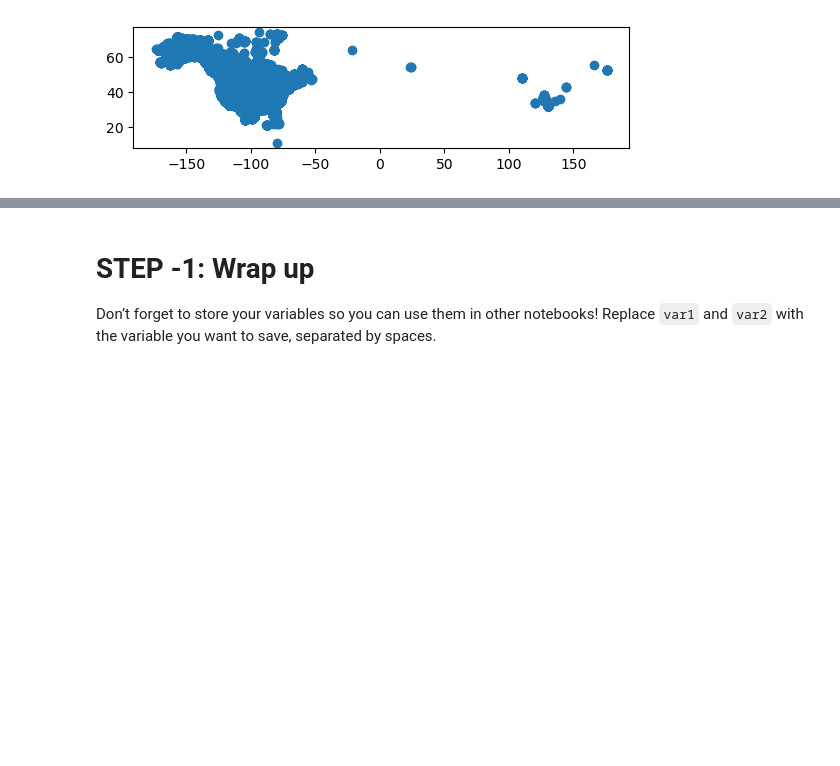
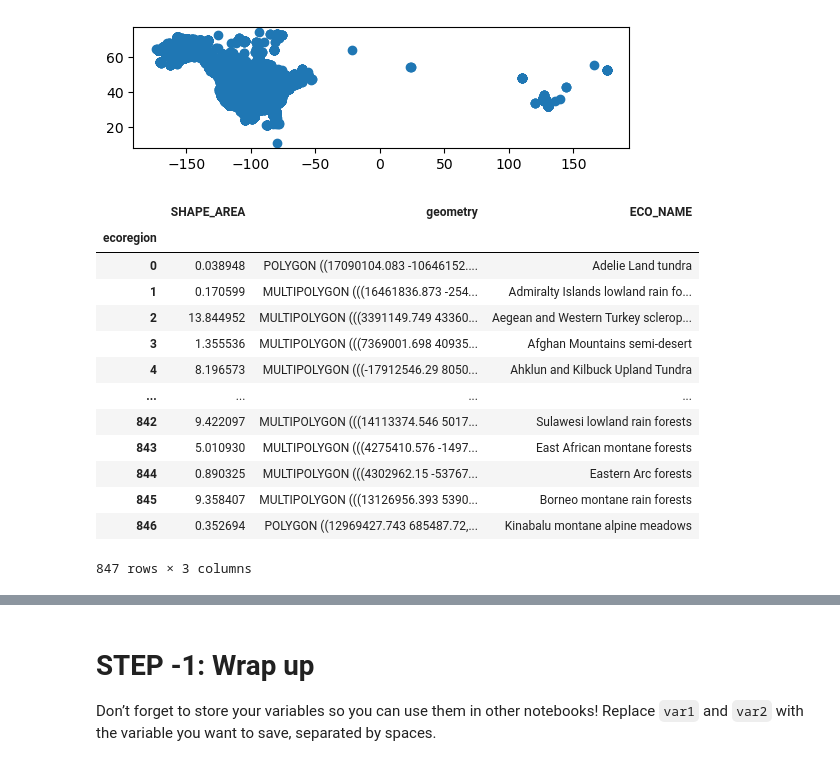
Before and after one commit to earthlab-education/02-migration-nquarder, a Jupyter notebook: notebooks/migration-92-download-gbif.ipynb, the cells around one changed output, grey strips where cells are left out. Cells and saved outputs as stored; diff of their text form; code cells hidden in the pictures; blank space fills up the shorter version.

```diff
--- a/notebooks/migration-92-download-gbif.ipynb
+++ b/notebooks/migration-92-download-gbif.ipynb
@@ -355,3 +357,20 @@ sandhill_gdf.plot()
 # %% [output]
 <Axes: >
 [figure]
+# %%
+ecoregions_plot_gdf
+# %% [output]
+|  | SHAPE_AREA | geometry | ECO_NAME |
+| ecoregion |  |  |  |
+| 0 | 0.038948 | POLYGON ((17090104.083 -10646152.... | Adelie Land tundra |
+| 1 | 0.170599 | MULTIPOLYGON (((16461836.873 -254... | Admiralty Islands lowland rain fo... |
+| 2 | 13.844952 | MULTIPOLYGON (((3391149.749 43360... | Aegean and Western Turkey sclerop... |
+| 3 | 1.355536 | MULTIPOLYGON (((7369001.698 40935... | Afghan Mountains semi-desert |
+| 4 | 8.196573 | MULTIPOLYGON (((-17912546.29 8050... | Ahklun and Kilbuck Upland Tundra |
+| ... | ... | ... | ... |
+| 842 | 9.422097 | MULTIPOLYGON (((14113374.546 5017... | Sulawesi lowland rain forests |
+| 843 | 5.010930 | MULTIPOLYGON (((4275410.576 -1497... | East African montane forests |
+| 844 | 0.890325 | MULTIPOLYGON (((4302962.15 -53767... | Eastern Arc forests |
+| 845 | 9.358407 | MULTIPOLYGON (((13126956.393 5390... | Borneo montane rain forests |
+| 846 | 0.352694 | POLYGON ((12969427.743 685487.72,... | Kinabalu montane alpine meadows |
+847 rows × 3 columns
```
Also changed, not shown: parts of 10 cells of this notebook.
